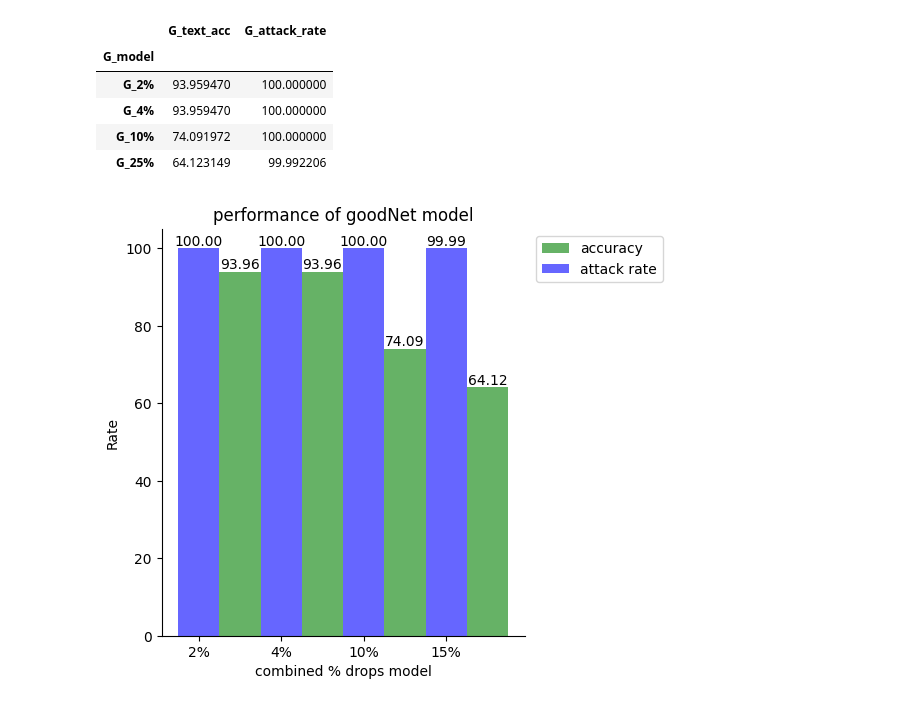
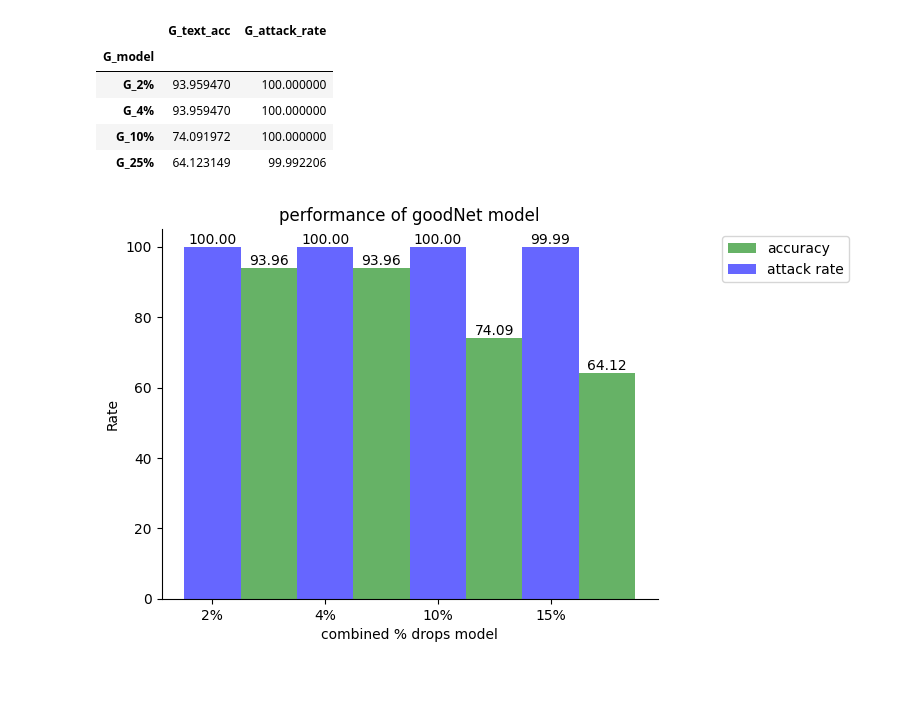
Before and after one commit to akanksha6/ML-Cyber-Security, a Jupyter notebook: MLCyber_Lab4.ipynb, the cells around one changed output. Saved outputs shown, nothing was run; the diff lists cells and outputs as text; code cells hidden in the pictures; blank space fills up the shorter version.

```diff
--- a/MLCyber_Lab4.ipynb
+++ b/MLCyber_Lab4.ipynb
@@ -478,22 +477,21 @@ G_df.set_index('G_model')
 # %%
 opacity = 0.6
 bar_width = 0.5
 
 
 bar1 = plt.bar(np.arange(len(G_test_acc)) + bar_width, G_test_acc, bar_width, align='center', alpha=opacity, color='green', label='accuracy')
 bar2 = plt.bar(range(len(G_attack_rate)),G_attack_rate, bar_width, align='center', alpha=opacity, color='blue', label='attack rate')
 
 for rect in bar1 + bar2:
     height = rect.get_height()
     plt.text(rect.get_x() + rect.get_width() / 2.0, height, f'{height:.02f}', ha='center', va='bottom')
 
 plt.xlabel('combined % drops model')
 plt.ylabel('Rate')
 plt.xticks(range(len(G_test_acc)),('2%', '4%', '10%', '15%'))
 plt.legend(bbox_to_anchor=(1.4, 1))
-plt.tight_layout()
 plt.title('performance of goodNet model')
 sns.despine()
 plt.show()
 # %% [output]
-[figure, old version]
+[figure, new version]
```
Also changed, not shown: parts of 1 cell of this notebook.
